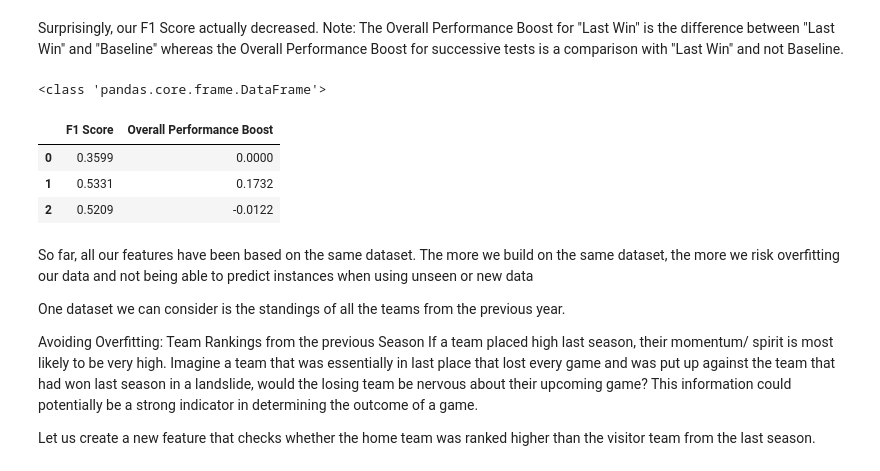
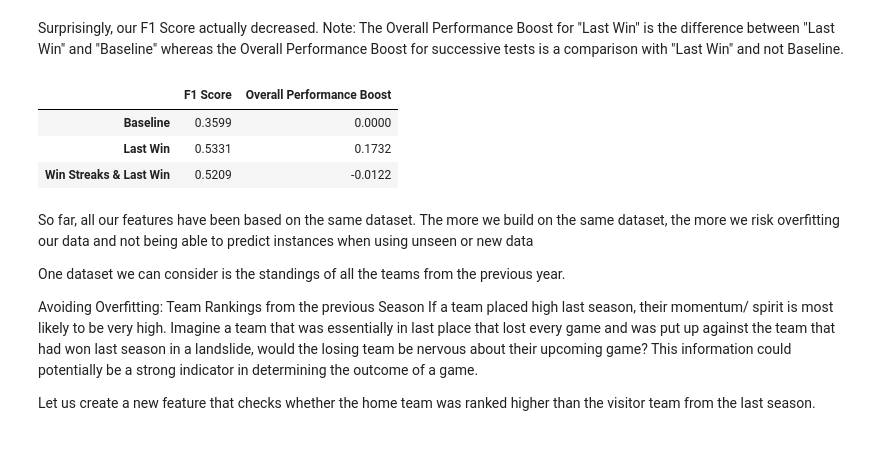
Before and after one commit to seanxu123/SportsPredictor, a Jupyter notebook: nhlpredictor.ipynb, the cells around one changed output. Cells and saved outputs as stored; diff of their text form; code cells hidden in the pictures.

```diff
--- a/nhlpredictor.ipynb
+++ b/nhlpredictor.ipynb
@@ -241,13 +241,13 @@ Note: The Overall Performance Boost for "Last Win" is the difference between "La
 # %%
 df2 = pd.DataFrame(index = ["Win Streaks & Last Win"], data=[(0.5209, 0.5209 - 0.5331)], columns=["F1 Score", "Overall Performance Boost"])
 df = pd.concat([df, df2], ignore_index=True)
+df.index = ['Baseline', "Last Win", "Win Streaks & Last Win"]
 df
 # %% [output]
-<class 'pandas.core.frame.DataFrame'>
 |  | F1 Score | Overall Performance Boost |
-| 0 | 0.3599 | 0.0000 |
-| 1 | 0.5331 | 0.1732 |
-| 2 | 0.5209 | -0.0122 |
+| Baseline | 0.3599 | 0.0000 |
+| Last Win | 0.5331 | 0.1732 |
+| Win Streaks & Last Win | 0.5209 | -0.0122 |
 # %% [markdown]
 So far, all our features have been based on the same dataset. The more we build on the same dataset, the more we risk overfitting our data and not being able to predict instances when using unseen or new data
 
```
Also changed, not shown: parts of 46 cells of this notebook, 3 other files.
